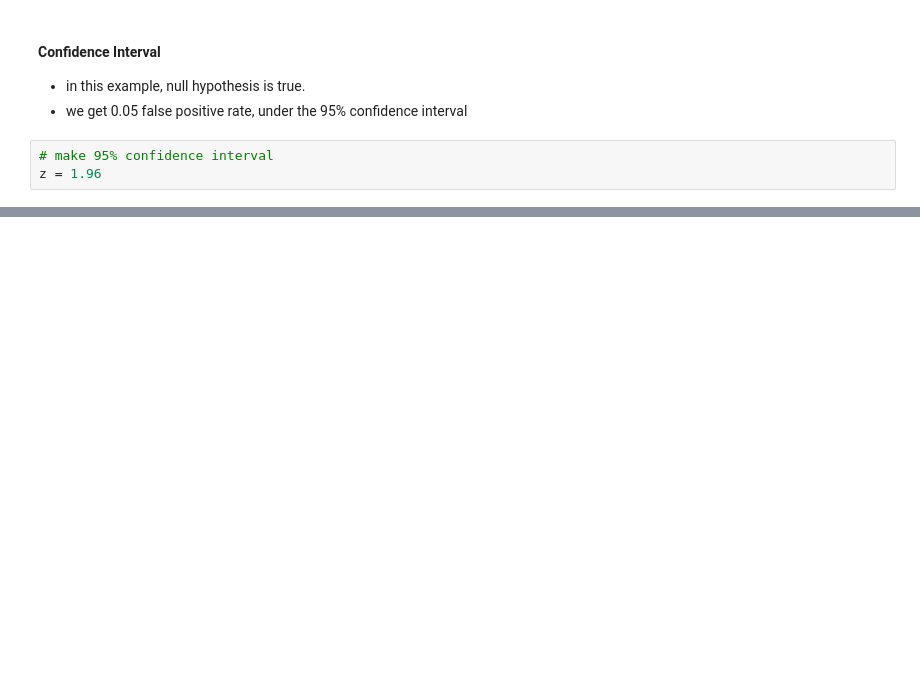
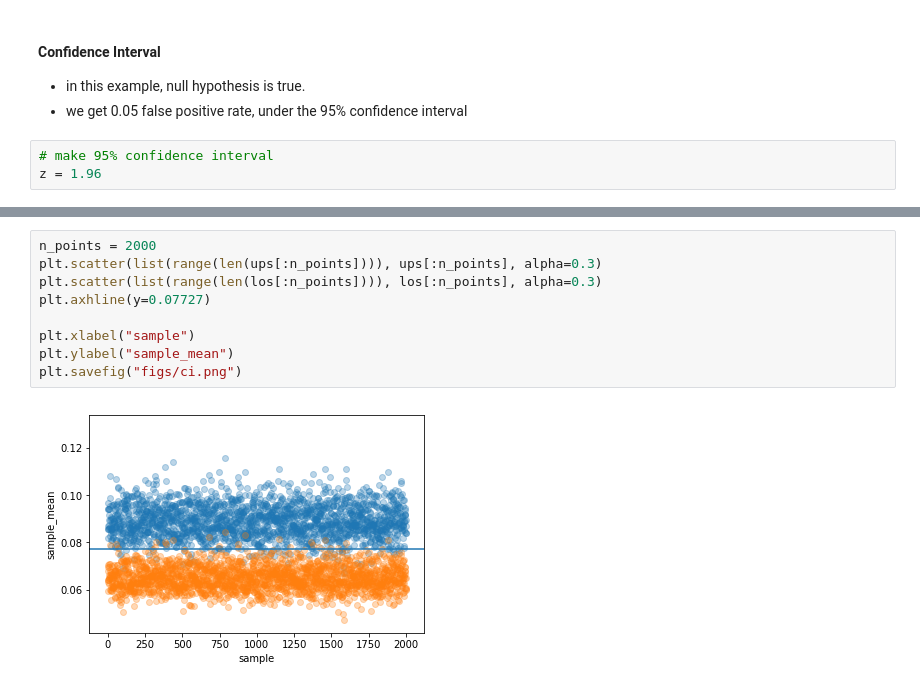
Before and after one commit to shawlu95/Data-Science-Toolbox, a Jupyter notebook: concepts/confidence_interval.ipynb, the cells around one changed output, grey strips where cells are left out. Drawn from its saved outputs; the diff is of its cells as text; blank space fills up the shorter version.

```diff
--- a/concepts/confidence_interval.ipynb
+++ b/concepts/confidence_interval.ipynb
@@ -78,0 +102,11 @@ False positive rate: 0.042
+# %%
+n_points = 2000
+plt.scatter(list(range(len(ups[:n_points]))), ups[:n_points], alpha=0.3)
+plt.scatter(list(range(len(los[:n_points]))), los[:n_points], alpha=0.3)
+plt.axhline(y=0.07727)
+
+plt.xlabel("sample")
+plt.ylabel("sample_mean")
+plt.savefig("figs/ci.png")
+# %% [output]
+[figure, added]
```
Also changed, not shown: parts of 10 cells of this notebook, 7 other files.
